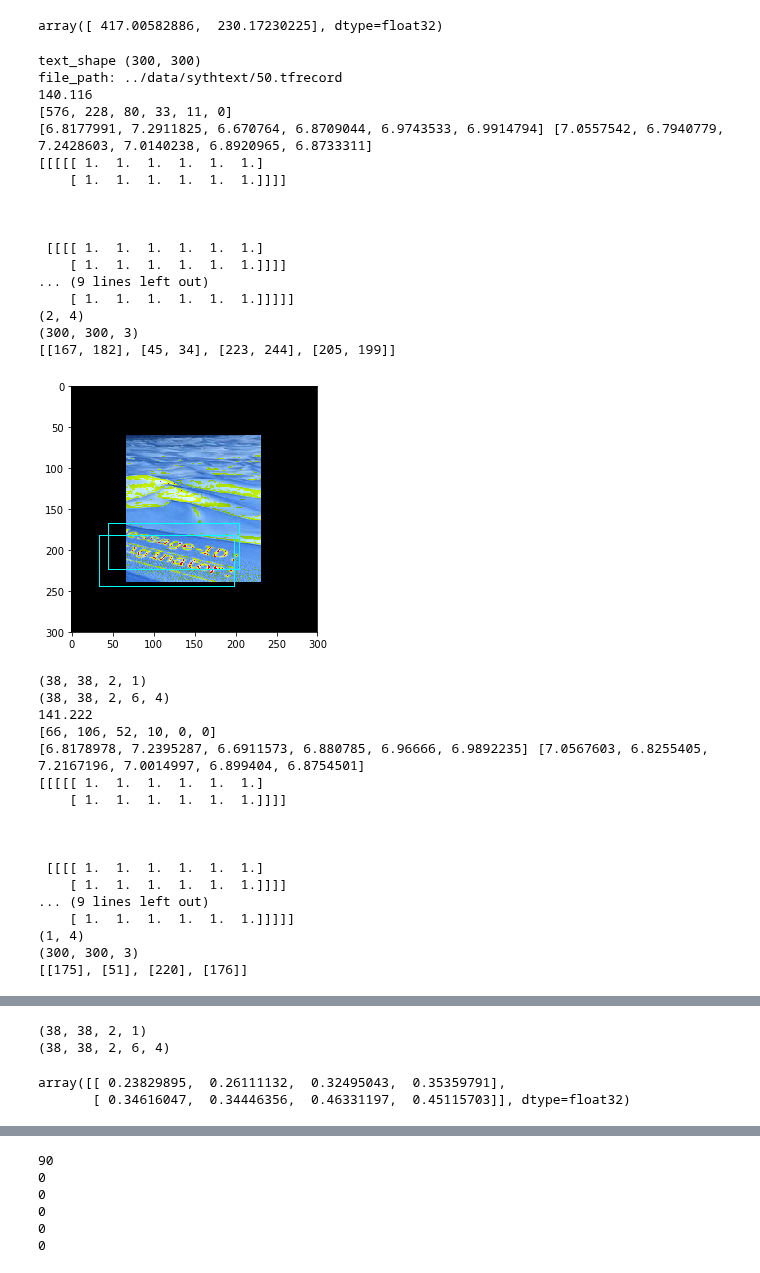
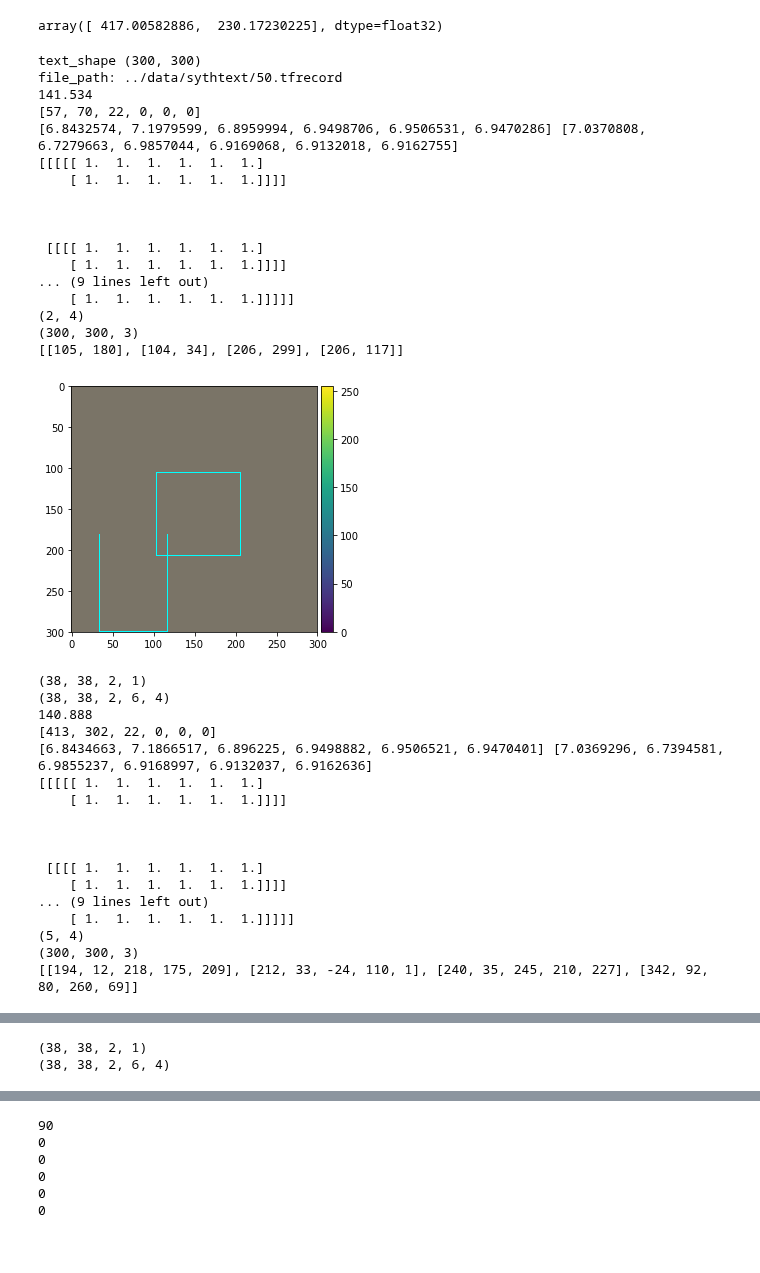
Before and after one commit to bindung/TextBoxes-TensorFlow, a Jupyter notebook: Notes/data_processing.ipynb, the cells around one changed output, grey strips where cells are left out. Drawn from its saved outputs; the diff is of its cells as text; code cells hidden in the pictures.

```diff
--- a/Notes/data_processing.ipynb
+++ b/Notes/data_processing.ipynb
@@ -238,6 +238,10 @@ with tf.Graph().as_default():
     dst_image ,bboxes = tf_image.resize_image_bboxes_with_crop_or_pad(cropped_image, bboxes,300,300)
     #dst_image, bboxes = tf_image.random_flip_left_right(cropped_image, bboxes)
     dst_image = tf.cast(dst_image,tf.float32)
+    dst_image, bboxes = tf_image.random_flip_left_right(dst_image, bboxes)
+    dst_image = tf_image.distort_color_2(dst_image)
+    #dst_image = dst_image * 255.
+    dst_image = tf_image_whitened(dst_image, [123., 117., 104.])
     dst_image.set_shape([300, 300, 3])
     #dst_image = distort_color(dst_image)
     # why take distort_color
@@ -342,43 +346,43 @@ with tf.Graph().as_default():
                 image_ = np.uint8(image_)*255
                 visualize_bbox(image_, bbox_)
 
                 #bbox_img = sess.run(bbox_image)
                 #anchors_ = sess.run([text_anchors])
                 print text_anchors[0][0].shape
 
                 glocalisations_, gscores_ = \
                 sess.run([glocalisations, gscores])
                 print glocalisations_[0].shape
 
 
                 b_image_, b_glocalisations_, b_gscores_ = sess.run([b_image, b_glocalisations, b_gscores])
                 r_ = sess.run(r)
                 localisations_, logits_, end_points_ =\
                 sess.run([localisations, logits, end_points])
 # %% [output]
 text_shape (300, 300)
 file_path: ../data/sythtext/50.tfrecord
-140.116
-[576, 228, 80, 33, 11, 0]
-[6.8177991, 7.2911825, 6.670764, 6.8709044, 6.9743533, 6.9914794] [7.0557542, 6.7940779, 7.2428603, 7.0140238, 6.8920965, 6.8733311]
+141.534
+[57, 70, 22, 0, 0, 0]
+[6.8432574, 7.1979599, 6.8959994, 6.9498706, 6.9506531, 6.9470286] [7.0370808, 6.7279663, 6.9857044, 6.9169068, 6.9132018, 6.9162755]
 [[[[[ 1.  1.  1.  1.  1.  1.]
     [ 1.  1.  1.  1.  1.  1.]]]]
 
 
 
  [[[[ 1.  1.  1.  1.  1.  1.]
     [ 1.  1.  1.  1.  1.  1.]]]]
 ... (9 lines left out)
     [ 1.  1.  1.  1.  1.  1.]]]]]
 (2, 4)
 (300, 300, 3)
-[[167, 182], [45, 34], [223, 244], [205, 199]]
+[[105, 180], [104, 34], [206, 299], [206, 117]]
-[figure, old version]
+[figure, new version]
 (38, 38, 2, 1)
 (38, 38, 2, 6, 4)
-141.222
-[66, 106, 52, 10, 0, 0]
-[6.8178978, 7.2395287, 6.6911573, 6.880785, 6.96666, 6.9892235] [7.0567603, 6.8255405, 7.2167196, 7.0014997, 6.899404, 6.8754501]
+140.888
+[413, 302, 22, 0, 0, 0]
+[6.8434663, 7.1866517, 6.896225, 6.9498882, 6.9506521, 6.9470401] [7.0369296, 6.7394581, 6.9855237, 6.9168997, 6.9132037, 6.9162636]
 [[[[[ 1.  1.  1.  1.  1.  1.]
     [ 1.  1.  1.  1.  1.  1.]]]]
 
@@ -388,6 +392,6 @@ file_path: ../data/sythtext/50.tfrecord
     [ 1.  1.  1.  1.  1.  1.]]]]
 ... (9 lines left out)
     [ 1.  1.  1.  1.  1.  1.]]]]]
-(1, 4)
+(5, 4)
 (300, 300, 3)
-[[175], [51], [220], [176]]
+[[194, 12, 218, 175, 209], [212, 33, -24, 110, 1], [240, 35, 245, 210, 227], [342, 92, 80, 260, 69]]
@@ -395,7 +399,2 @@ file_path: ../data/sythtext/50.tfrecord
 (38, 38, 2, 1)
 (38, 38, 2, 6, 4)
-# %%
-bbox_
-# %% [output]
-array([[ 0.23829895,  0.26111132,  0.32495043,  0.35359791],
-       [ 0.34616047,  0.34446356,  0.46331197,  0.45115703]], dtype=float32)
```
Also changed, not shown: parts of 3 cells of this notebook, 2 other files.
